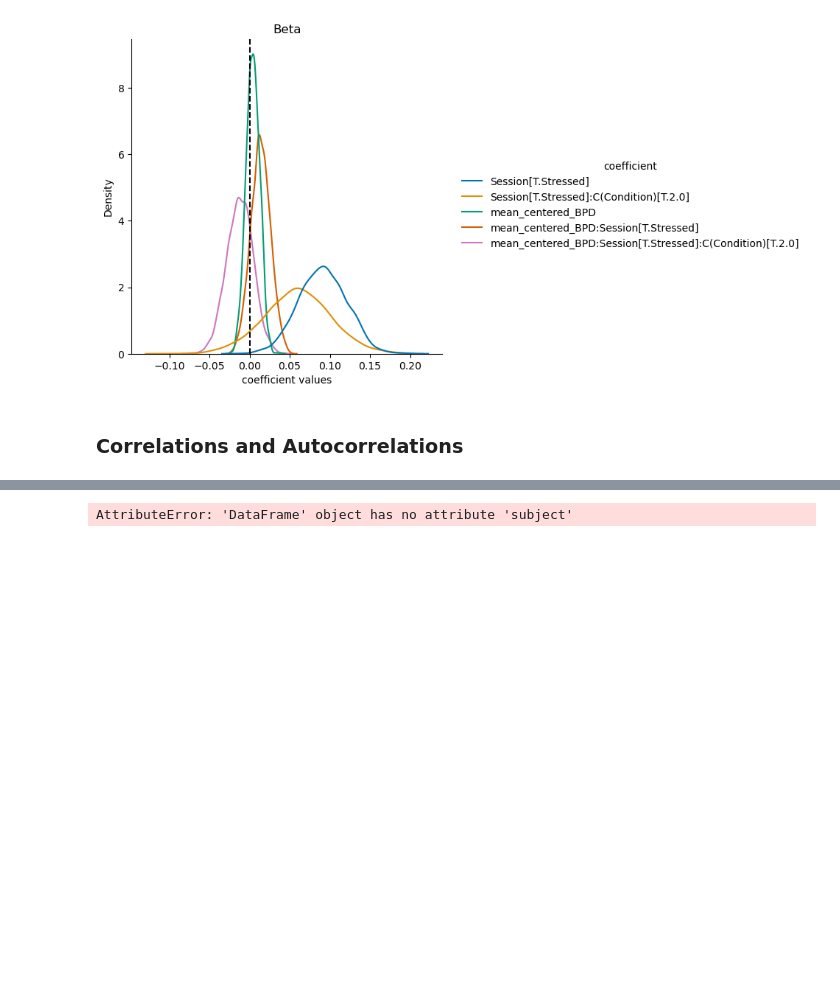
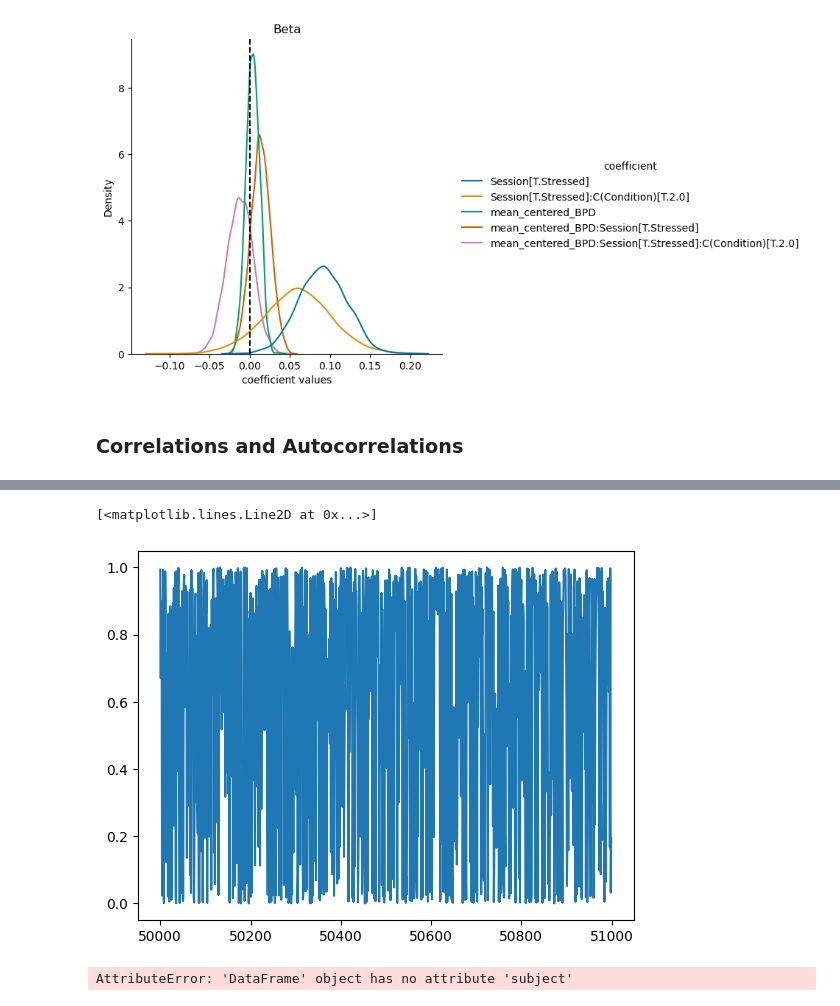
Before and after one commit to tejas-savalia/BPD, a Jupyter notebook: bpd_analyses.ipynb, the cells around one changed output, grey strips where cells are left out. Drawn from its saved outputs; the diff is of its cells as text; code cells hidden in the pictures; blank space fills up the shorter version.

```diff
--- a/bpd_analyses.ipynb
+++ b/bpd_analyses.ipynb
@@ -459,3 +471,8 @@ traces
+# %%
+plt.plot(traces.loc[traces['subject'] == 50, 'alpha(Neutral)'])
+# %% [output]
+[<matplotlib.lines.Line2D at 0x...>]
+[figure, added]
 # %%
 # traces['alpha'] = np.exp(traces['alpha'])/(1 + np.exp(traces['alpha']))
 # traces['pos_alpha'] = np.exp(traces['pos_alpha'])/(1 + np.exp(traces['pos_alpha']))
```
Also changed, not shown: parts of 18 cells of this notebook, 6 other files.
